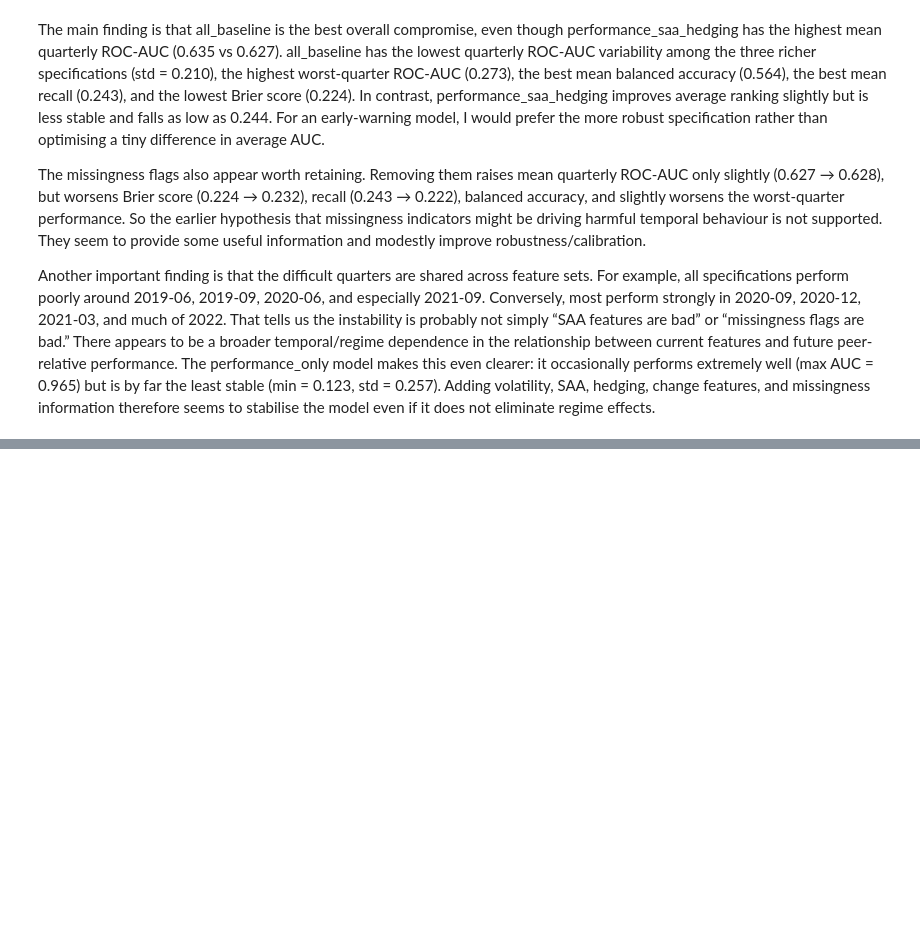
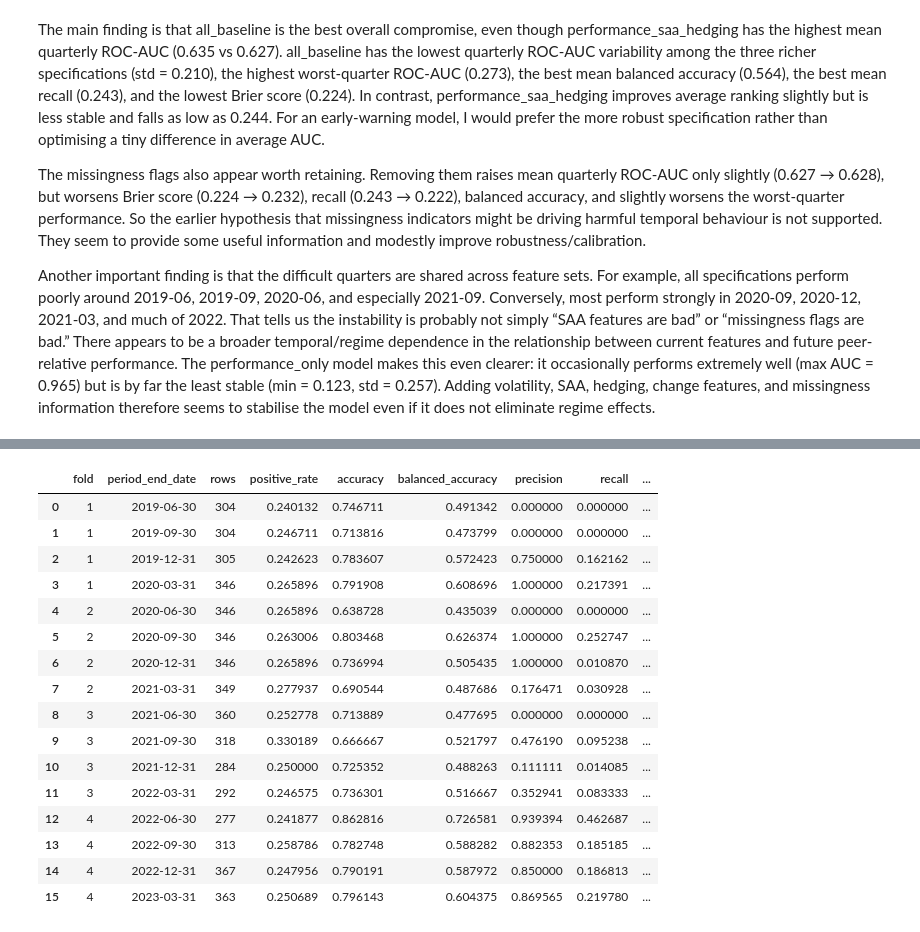
Before and after one commit to terra9/superannuation-performance-early-warning, a Jupyter notebook: notebooks/baseline_modelling.ipynb, the cells around one changed output, grey strips where cells are left out. Saved outputs shown, nothing was run; the diff lists cells and outputs as text; code cells hidden in the pictures; blank space fills up the shorter version.

Commit message:
Updated baseline_modelling.ipynb: Analysed option-level robustness, trained baseline Random Forest model, analysed Random Forest evaluation result and comparison with the logistic-regression model.

```diff
--- a/notebooks/baseline_modelling.ipynb
+++ b/notebooks/baseline_modelling.ipynb
@@ -2042,0 +2594,9 @@ Another important finding is that the difficult quarters are shared across featu
+# %%
+rf_fold_results = pd.DataFrame( rf_fold_results)
+
+rf_oof_predictions = pd.concat(
+    rf_oof_predictions,
+    ignore_index=True,
+)
+
+rf_fold_results
@@ -2042,0 +2707,87 @@ Another important finding is that the difficult quarters are shared across featu
+# %%
+# Calculate Random Forest performance separately for each validation quarter.
+rf_quarterly_results = []
+
+for (fold_number, quarter), quarter_data in (
+    rf_oof_predictions
+    .groupby(["fold","period_end_date",])
+):
+
+    y_true = quarter_data[target_col]
+
+    y_probability = quarter_data["predicted_probability"]
+
+    y_prediction = quarter_data["prediction"]
+
+    rf_quarterly_results.append(
+        {
+            "fold": fold_number,
+            "period_end_date": quarter,
+            "rows": len(quarter_data),
+            "positive_rate":
+                y_true.mean(),
+
+            "accuracy":
+                accuracy_score(y_true,y_prediction,),
+
+            "balanced_accuracy":
+                balanced_accuracy_score(y_true, y_prediction,),
+
+            "precision":
+                precision_score(
+                    y_true,
+                    y_prediction,
+                    zero_division=0,
+                ),
+
+            "recall":
+                recall_score(
+                    y_true,
+                    y_prediction,
+                    zero_division=0,
+                ),
+
+            "f1":
+                f1_score(
+                    y_true,
+                    y_prediction,
+                    zero_division=0,
+                ),
+
+            "roc_auc":
+                roc_auc_score(y_true, y_probability,),
+
+            "average_precision":
+                average_precision_score(y_true, y_probability,),
+
+            "brier_score":
+                brier_score_loss(y_true, y_probability,),
+        }
+    )
+
+# Convert quarterly results into a sorted dataframe.
+rf_quarterly_results = (
+    pd.DataFrame(rf_quarterly_results)
+    .sort_values("period_end_date")
+    .reset_index(drop=True)
+)
+
+rf_quarterly_results
+# %% [output]
+|  | fold | period_end_date | rows | positive_rate | accuracy | balanced_accuracy | precision | recall | ... |
+| 0 | 1 | 2019-06-30 | 304 | 0.240132 | 0.746711 | 0.491342 | 0.000000 | 0.000000 | ... |
+| 1 | 1 | 2019-09-30 | 304 | 0.246711 | 0.713816 | 0.473799 | 0.000000 | 0.000000 | ... |
+| 2 | 1 | 2019-12-31 | 305 | 0.242623 | 0.783607 | 0.572423 | 0.750000 | 0.162162 | ... |
+| 3 | 1 | 2020-03-31 | 346 | 0.265896 | 0.791908 | 0.608696 | 1.000000 | 0.217391 | ... |
+| 4 | 2 | 2020-06-30 | 346 | 0.265896 | 0.638728 | 0.435039 | 0.000000 | 0.000000 | ... |
+| 5 | 2 | 2020-09-30 | 346 | 0.263006 | 0.803468 | 0.626374 | 1.000000 | 0.252747 | ... |
+| 6 | 2 | 2020-12-31 | 346 | 0.265896 | 0.736994 | 0.505435 | 1.000000 | 0.010870 | ... |
+| 7 | 2 | 2021-03-31 | 349 | 0.277937 | 0.690544 | 0.487686 | 0.176471 | 0.030928 | ... |
+| 8 | 3 | 2021-06-30 | 360 | 0.252778 | 0.713889 | 0.477695 | 0.000000 | 0.000000 | ... |
+| 9 | 3 | 2021-09-30 | 318 | 0.330189 | 0.666667 | 0.521797 | 0.476190 | 0.095238 | ... |
+| 10 | 3 | 2021-12-31 | 284 | 0.250000 | 0.725352 | 0.488263 | 0.111111 | 0.014085 | ... |
+| 11 | 3 | 2022-03-31 | 292 | 0.246575 | 0.736301 | 0.516667 | 0.352941 | 0.083333 | ... |
+| 12 | 4 | 2022-06-30 | 277 | 0.241877 | 0.862816 | 0.726581 | 0.939394 | 0.462687 | ... |
+| 13 | 4 | 2022-09-30 | 313 | 0.258786 | 0.782748 | 0.588282 | 0.882353 | 0.185185 | ... |
+| 14 | 4 | 2022-12-31 | 367 | 0.247956 | 0.790191 | 0.587972 | 0.850000 | 0.186813 | ... |
+| 15 | 4 | 2023-03-31 | 363 | 0.250689 | 0.796143 | 0.604375 | 0.869565 | 0.219780 | ... |
```
Also changed, not shown: parts of 24 cells of this notebook.
